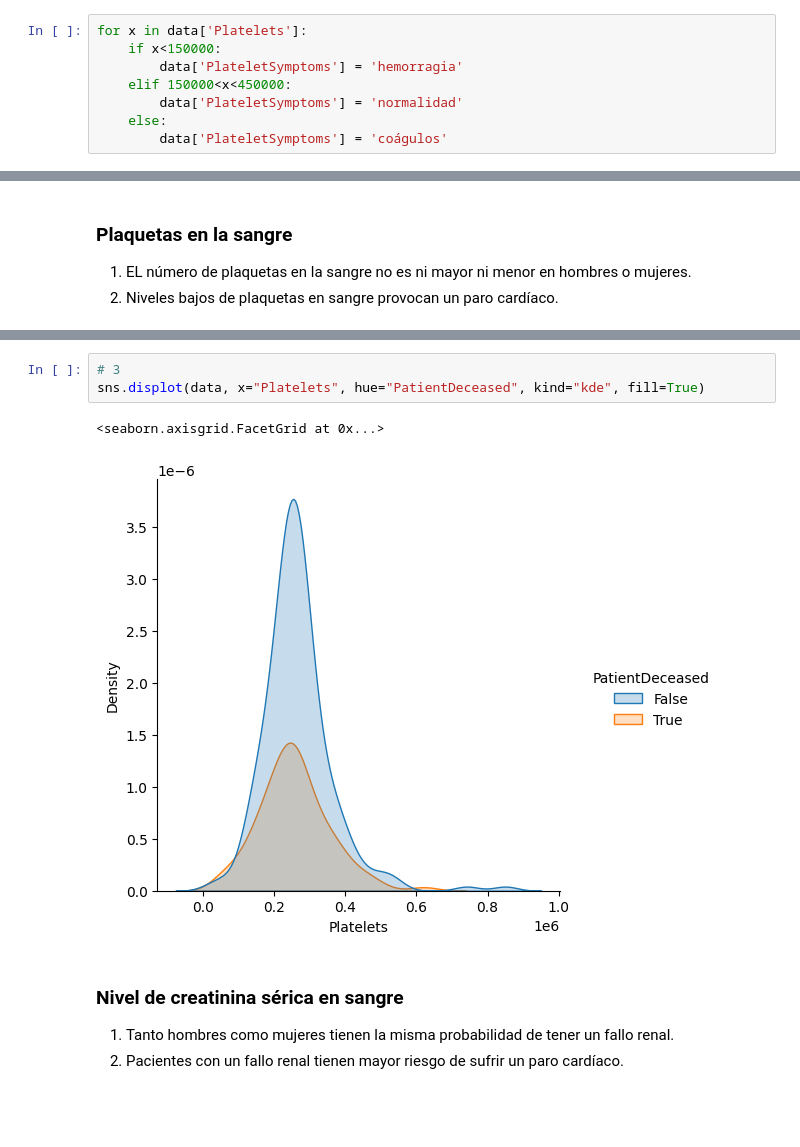
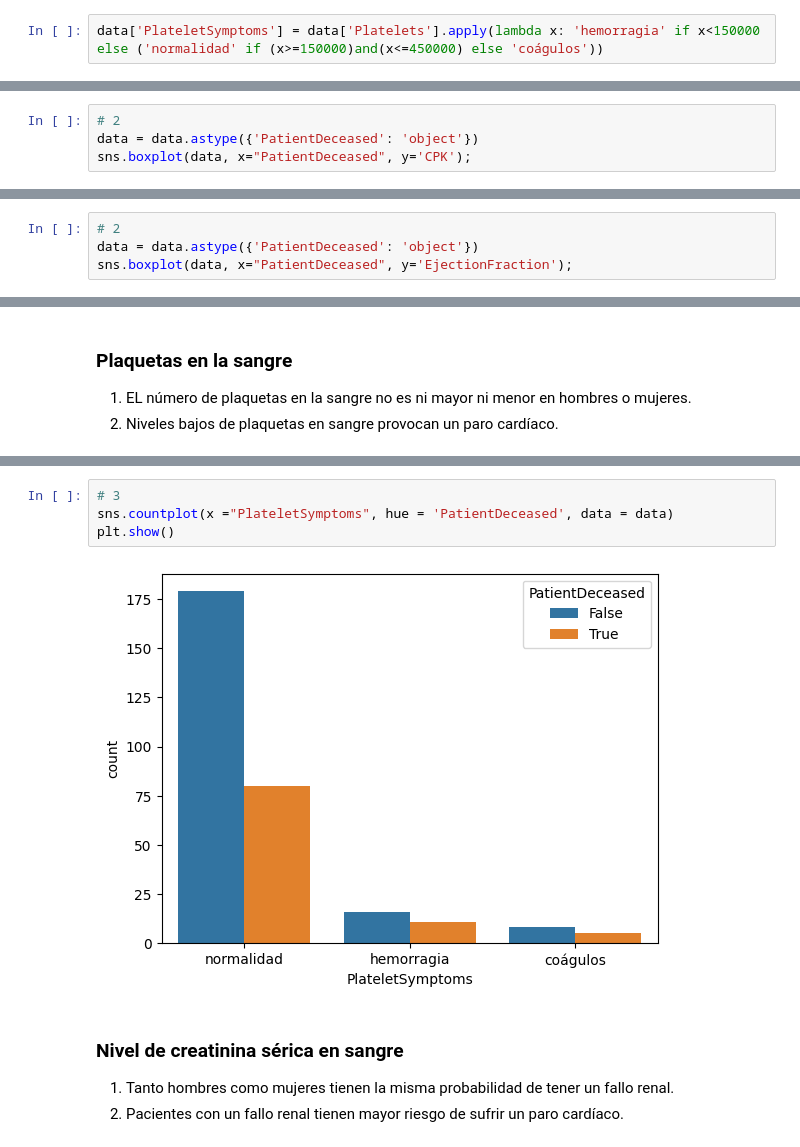
Before and after one commit to BertaVives/Analisis-de-la-insuficiencia-cardiaca, a Jupyter notebook: src/EDA.ipynb, the cells around one changed output, grey strips where cells are left out. Cells and saved outputs as stored; diff of their text form; blank space fills up the shorter version.

```diff
--- a/src/EDA.ipynb
+++ b/src/EDA.ipynb
@@ -564,10 +566,4 @@ Living patient : 67.89297658862876%
 ### Plaquetas en la sangre
 Para estudiar la relación que tiene el número de plaquetas con la probabilidad de sufrir una insuficiencia cardíaca, es más oportuno ver la relación que hay si el paciente puede sufrir hemorragia espontaneas (valores inferiores), si está dentro del rango normal o tiende a formar coágulos que desencadenan una trombosis o un infarto (valores superiores). Para ello se crea una nueva columna que indica el síntoma del paciente según su número de plaquetas en la sangre.
 # %%
-for x in data['Platelets']:
-    if x<150000:
-        data['PlateletSymptoms'] = 'hemorragia'
-    elif 150000<x<450000:
-        data['PlateletSymptoms'] = 'normalidad'
-    else:
-        data['PlateletSymptoms'] = 'coágulos'
+data['PlateletSymptoms'] = data['Platelets'].apply(lambda x: 'hemorragia' if x<150000 else ('normalidad' if (x>=150000)and(x<=450000) else 'coágulos'))
@@ -620,0 +604,4 @@ plt.show()
+# %%
+# 2
+data = data.astype({'PatientDeceased': 'object'})
+sns.boxplot(data, x="PatientDeceased", y='CPK');
@@ -654,0 +637,4 @@ sns.displot(data, x="EjectionFraction", hue="PatientDeceased", kind="kde", fill=
+# %%
+# 2
+data = data.astype({'PatientDeceased': 'object'})
+sns.boxplot(data, x="PatientDeceased", y='EjectionFraction');
@@ -683,9 +671,9 @@ plt.show()
 # %%
 # 3
-sns.displot(data, x="Platelets", hue="PatientDeceased", kind="kde", fill=True)
+sns.countplot(x ="PlateletSymptoms", hue = 'PatientDeceased', data = data)
+plt.show()
 # %% [output]
-<seaborn.axisgrid.FacetGrid at 0x...>
-[figure, old version]
+[figure, new version]
 # %% [markdown]
 ### Nivel de creatinina sérica en sangre
 
```
Also changed, not shown: parts of 17 cells of this notebook, 1 other file.
